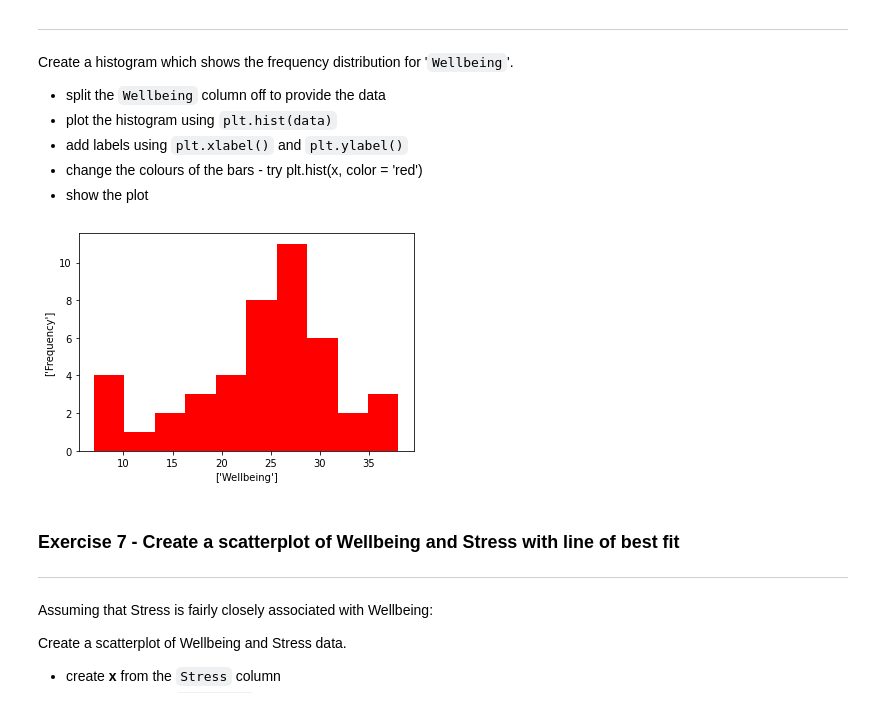
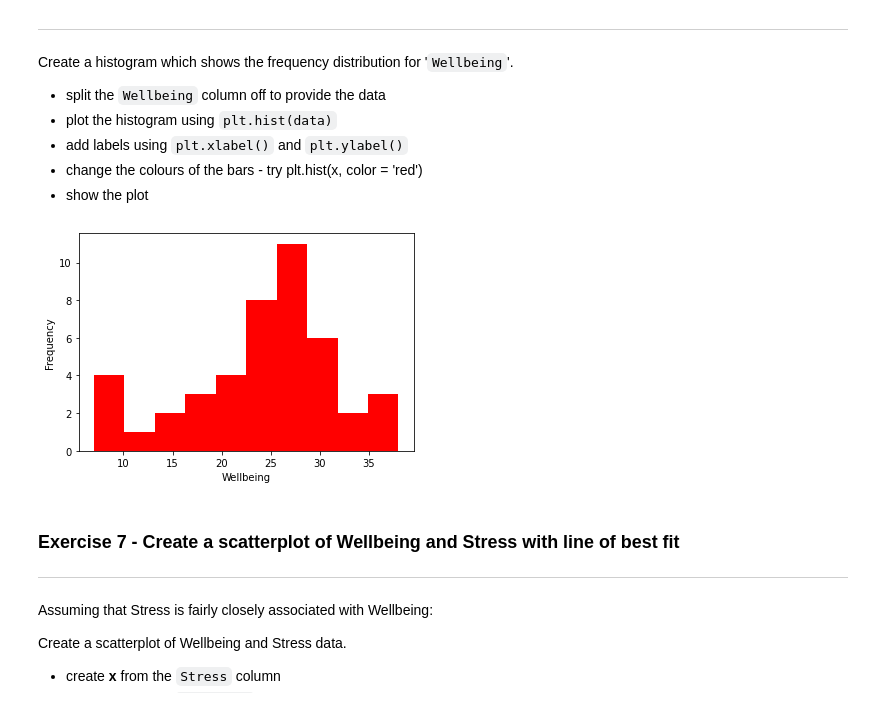
Before and after one commit to NatFT/PythonCourse, a Jupyter notebook: Ex_Visualisation_with_matplotlib.ipynb, the cells around one changed output. Cells and saved outputs as stored; diff of their text form; code cells hidden in the pictures.

```diff
--- a/Ex_Visualisation_with_matplotlib.ipynb
+++ b/Ex_Visualisation_with_matplotlib.ipynb
@@ -201,12 +204,12 @@ Create a histogram which shows the frequency distribution for '`Wellbeing`'.
 * show the plot
 # %%
 plt.hist(wellbeing)
-plt.xlabel(['Wellbeing'])
-plt.ylabel(['Frequency'])
+plt.xlabel('Wellbeing')
+plt.ylabel('Frequency')
 plt.hist(wellbeing, color = 'red')
 plt.show()
 # %% [output]
-[figure, old version]
+[figure, new version]
 # %% [markdown]
 ### Exercise 7 - Create a scatterplot of Wellbeing and Stress with line of best fit
 ---
```
Also changed, not shown: parts of 3 cells of this notebook.
